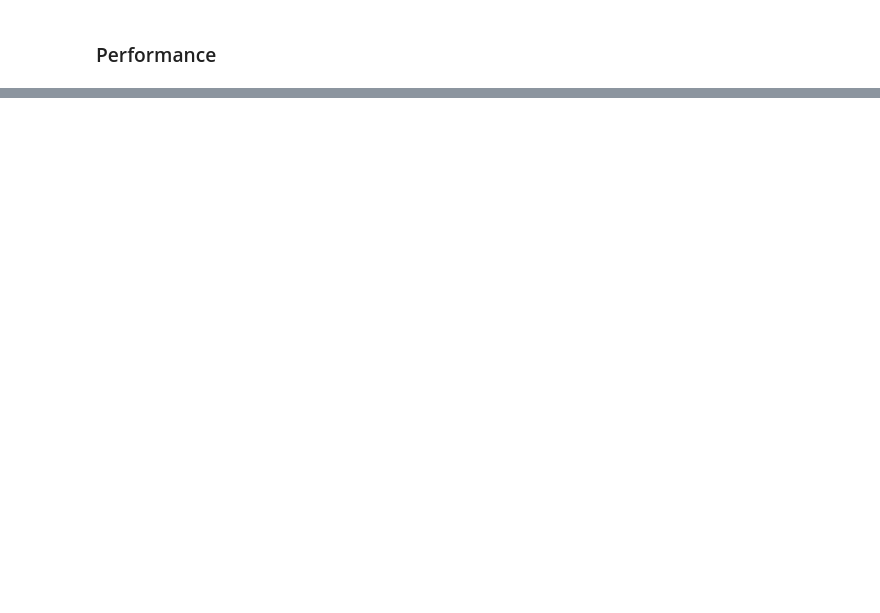
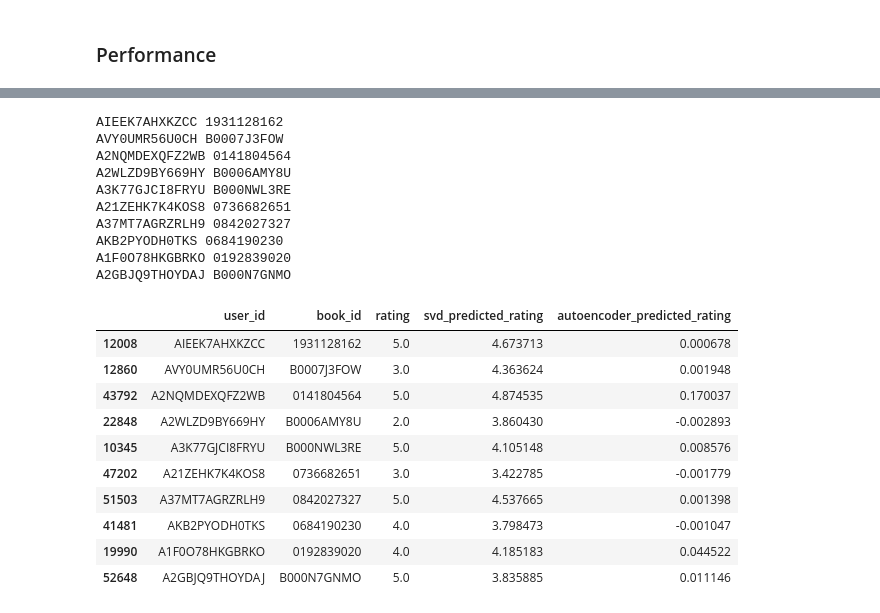
Before and after one commit to jinks145/pj_fireteam-108c, a Jupyter notebook: autoencoder.ipynb, the cells around one changed output, grey strips where cells are left out. Cells and saved outputs as stored; diff of their text form; code cells hidden in the pictures; blank space fills up the shorter version.

```diff
--- a/autoencoder.ipynb
+++ b/autoencoder.ipynb
@@ -922,3 +417,0 @@ We used the masking technique on the rows for each bottleneck.
-# %%
-bottleneck_results = [test_bottleneck(user_ratings, device, k) for k in bottlenecks]
-# bottleneck_results = test_bottleneck(user_ratings, device, 5)
@@ -929,12 +417,0 @@ counted how many rows that match the original one. The resulting `coo_matrix` sh
-# %%
-user_mapping, book_mapping = get_mappings(user_ratings)
-# %%
-# performance_results = pd.DataFrame(columns=['RMSE', 'Non-Zero Count'])
-for result in bottleneck_results:
-    print(f'RMSE: {result[0]:.4f}')
-    user_label = 'A30TK6U7DNS82R'
-    book_label = '0826414346'
-    value = get_value_from_coo(result[1], user_label, book_label, user_mapping, book_mapping)
-    print(f"Predicted for user '{user_label}' and book '{book_label}': {value}")
-    value = get_value_from_coo(result[2], user_label, book_label, user_mapping, book_mapping)
-    print(f"Value for user '{user_label}' and book '{book_label}': {value}")
@@ -977,0 +418,4 @@ So, the data analyis
+# %%
+test_df = pd.read_csv('predictions.csv')
+sample_df = test_df.rename(columns={'predicted_rating':"svd_predicted_rating"}).sample(n =10, random_state=1)
+sample_df
@@ -977,0 +434,36 @@ So, the data analyis
+# %%
+# performance_results = pd.DataFrame(columns=['RMSE', 'Non-Zero Count'])
+for result in bottleneck_results:
+    predicted = result[1]
+    res_col = []
+    for index, row in sample_df.iterrows():
+        try:
+            print(row.loc['user_id'], row.loc['book_id'])
+            res_col.append(get_value_from_coo(predicted, row.loc['user_id'], row.loc['book_id'], user_mapping, book_mapping))
+        except IndexError:
+            res_col.append(0)
+    sample_df['autoencoder_predicted_rating'] = res_col
+
+sample_df
+# %% [output]
+AIEEK7AHXKZCC 1931128162
+AVY0UMR56U0CH B0007J3FOW
+A2NQMDEXQFZ2WB 0141804564
+A2WLZD9BY669HY B0006AMY8U
+A3K77GJCI8FRYU B000NWL3RE
+A21ZEHK7K4KOS8 0736682651
+A37MT7AGRZRLH9 0842027327
+AKB2PYODH0TKS 0684190230
+A1F0O78HKGBRKO 0192839020
+A2GBJQ9THOYDAJ B000N7GNMO
+|  | user_id | book_id | rating | svd_predicted_rating | autoencoder_predicted_rating |
+| 12008 | AIEEK7AHXKZCC | 1931128162 | 5.0 | 4.673713 | 0.000678 |
+| 12860 | AVY0UMR56U0CH | B0007J3FOW | 3.0 | 4.363624 | 0.001948 |
+| 43792 | A2NQMDEXQFZ2WB | 0141804564 | 5.0 | 4.874535 | 0.170037 |
+| 22848 | A2WLZD9BY669HY | B0006AMY8U | 2.0 | 3.860430 | -0.002893 |
+| 10345 | A3K77GJCI8FRYU | B000NWL3RE | 5.0 | 4.105148 | 0.008576 |
+| 47202 | A21ZEHK7K4KOS8 | 0736682651 | 3.0 | 3.422785 | -0.001779 |
+| 51503 | A37MT7AGRZRLH9 | 0842027327 | 5.0 | 4.537665 | 0.001398 |
+| 41481 | AKB2PYODH0TKS | 0684190230 | 4.0 | 3.798473 | -0.001047 |
+| 19990 | A1F0O78HKGBRKO | 0192839020 | 4.0 | 4.185183 | 0.044522 |
+| 52648 | A2GBJQ9THOYDAJ | B000N7GNMO | 5.0 | 3.835885 | 0.011146 |
```
Also changed, not shown: parts of 96 cells of this notebook, 1 other file.
